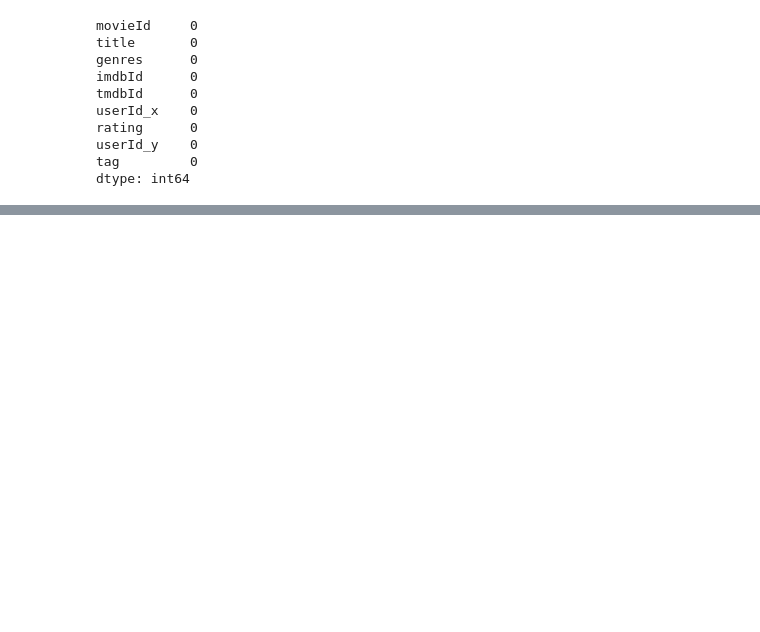
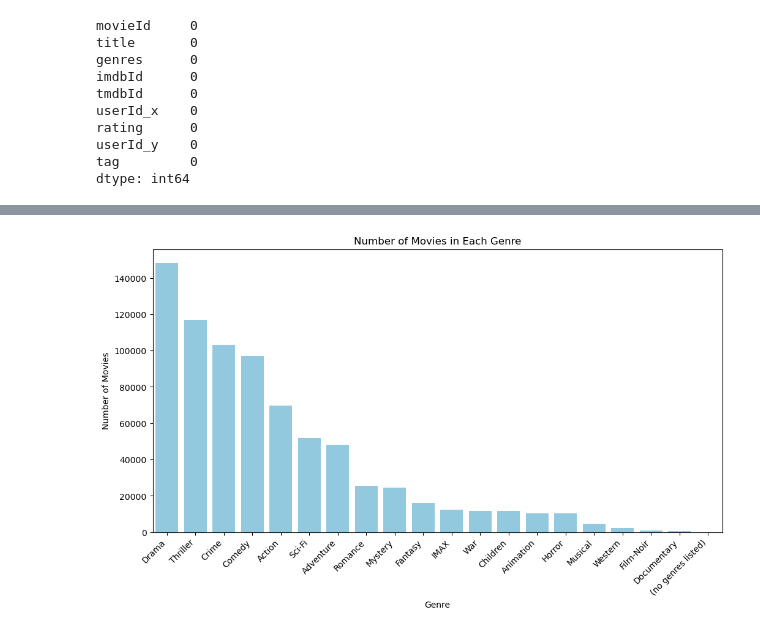
Before and after one commit to Perception-ui/phase_4, a Jupyter notebook: notebook (1).ipynb, the cells around one changed output, grey strips where cells are left out. Saved outputs shown, nothing was run; the diff lists cells and outputs as text; code cells hidden in the pictures; blank space fills up the shorter version.

```diff
--- a/notebook (1).ipynb
+++ b/notebook (1).ipynb
@@ -163,0 +215,14 @@ dtype: int64
+# %%
+# Split genres and create a count of each genre
+genre_counts = df['genres'].str.split('|', expand=True).stack().value_counts()
+
+# Plot the bar chart
+plt.figure(figsize=(12, 6))
+sns.barplot(x=genre_counts.index, y=genre_counts.values, color='skyblue')
+plt.title('Number of Movies in Each Genre')
+plt.xlabel('Genre')
+plt.ylabel('Number of Movies')
+plt.xticks(rotation=45, ha='right')
+plt.show()
+# %% [output]
+[figure, added]
```
Also changed, not shown: parts of 8 cells of this notebook.
